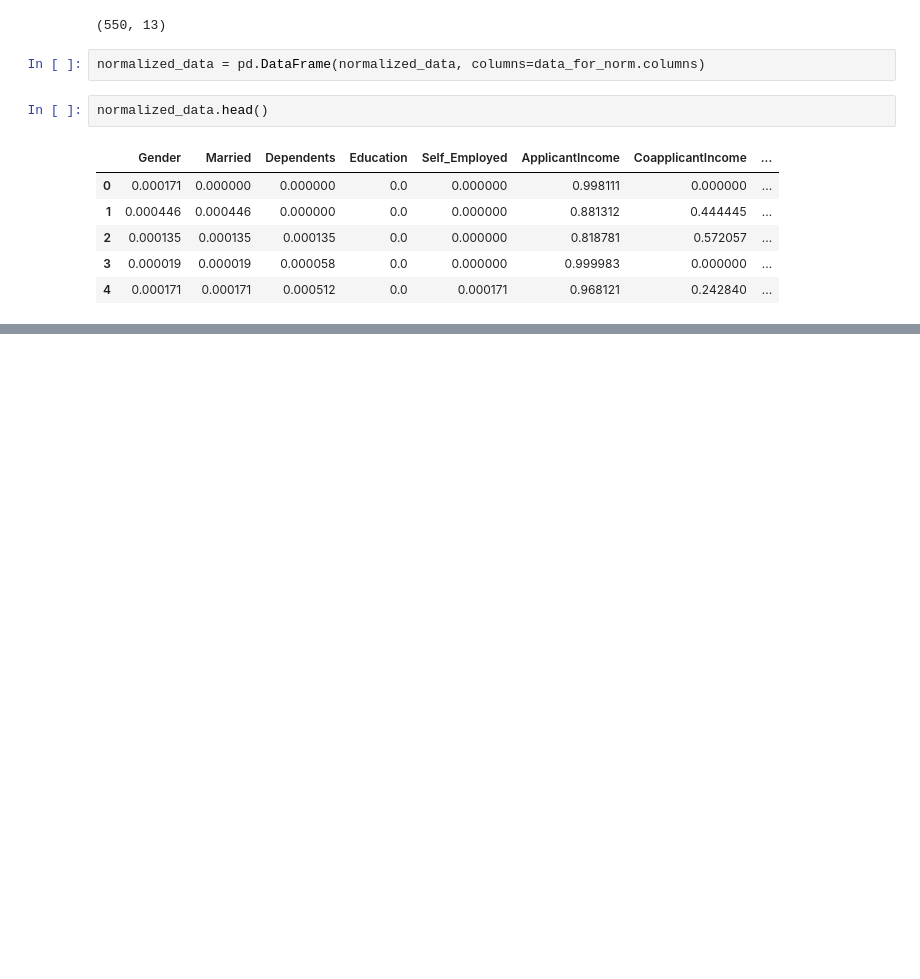
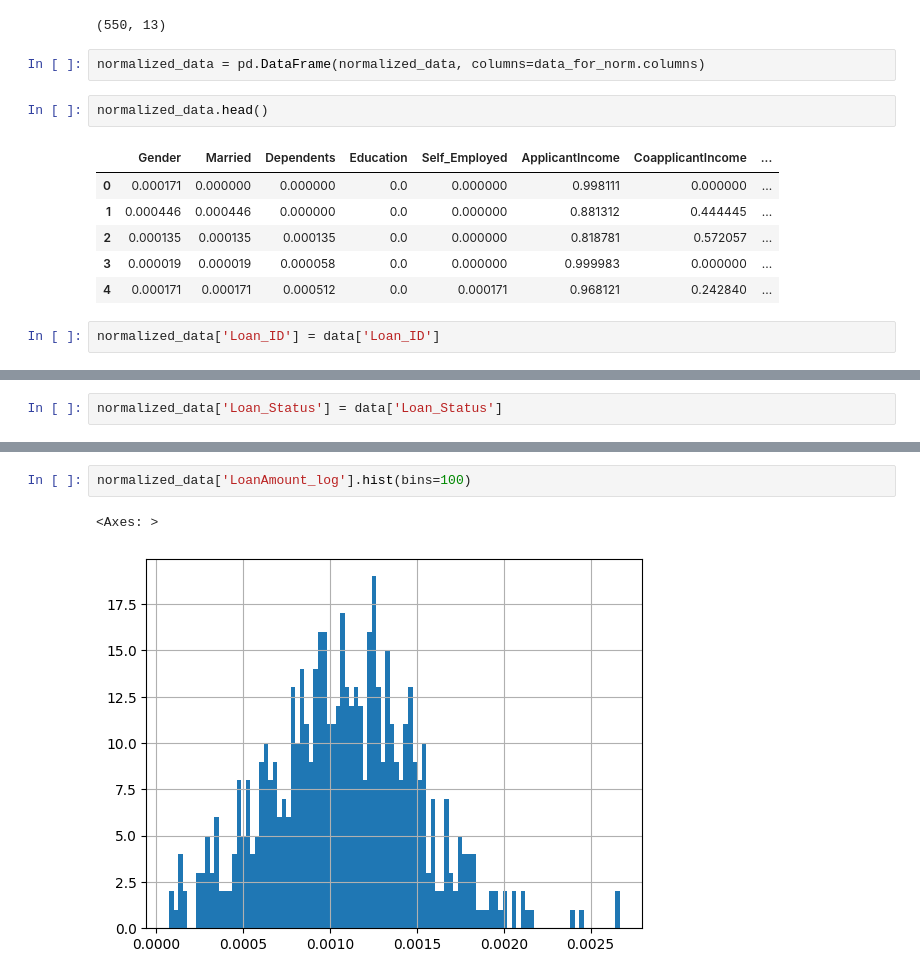
Before and after one commit to mfs135/decision-tree-classifier, a Jupyter notebook: decisiontree.ipynb, the cells around one changed output, grey strips where cells are left out. Cells and saved outputs as stored; diff of their text form; blank space fills up the shorter version.

```diff
--- a/decisiontree.ipynb
+++ b/decisiontree.ipynb
@@ -513,3 +513,5 @@ normalized_data.head()
 | 2 | 0.000135 | 0.000135 | 0.000135 | 0.0 | 0.000000 | 0.818781 | 0.572057 | ... |
 | 3 | 0.000019 | 0.000019 | 0.000058 | 0.0 | 0.000000 | 0.999983 | 0.000000 | ... |
 | 4 | 0.000171 | 0.000171 | 0.000512 | 0.0 | 0.000171 | 0.968121 | 0.242840 | ... |
+# %%
+normalized_data['Loan_ID'] = data['Loan_ID']
@@ -515,0 +527,2 @@ normalized_data.head()
+# %%
+normalized_data['Loan_Status'] = data['Loan_Status']
@@ -515,0 +555,5 @@ normalized_data.head()
+# %%
+normalized_data['LoanAmount_log'].hist(bins=100)
+# %% [output]
+<Axes: >
+[figure, added]
```
Also changed, not shown: parts of 32 cells of this notebook.
